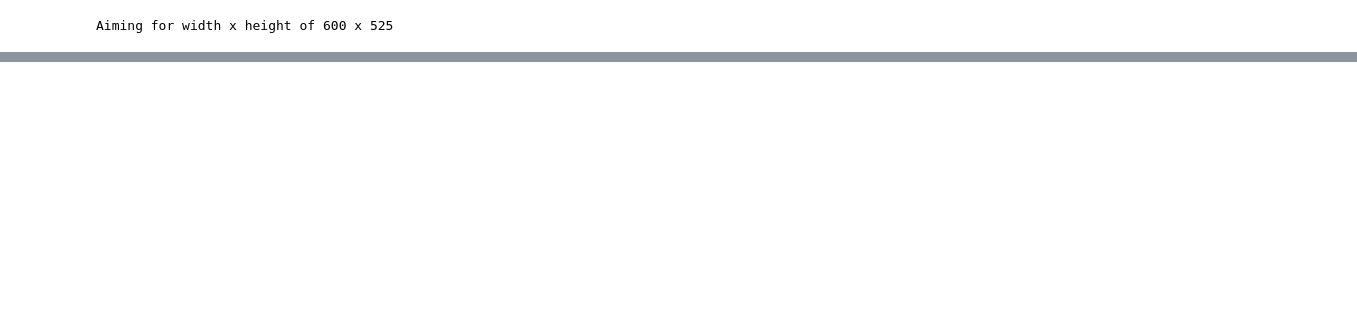
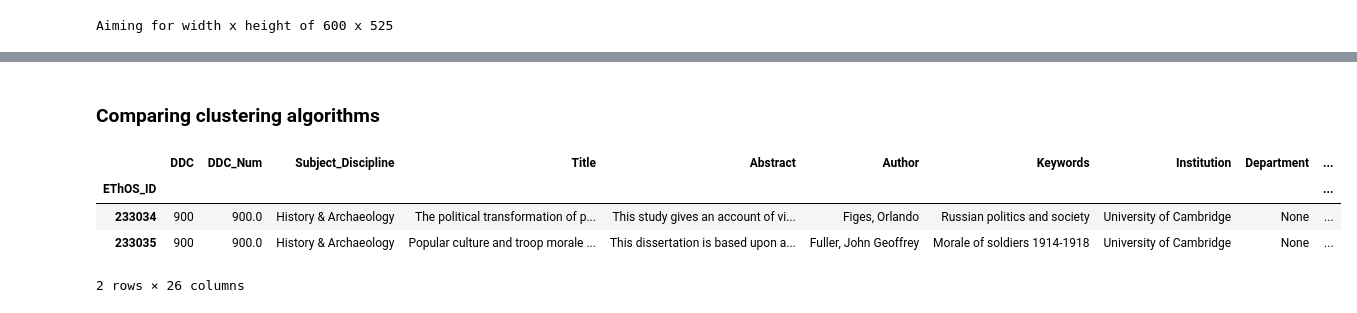
Before and after one commit to jreades/ph-tutorial-code, a Jupyter notebook: Clustering_Word_Embeddings.ipynb, the cells around one changed output, grey strips where cells are left out. Saved outputs shown, nothing was run; the diff lists cells and outputs as text; code cells hidden in the pictures; blank space fills up the shorter version.

```diff
--- a/Clustering_Word_Embeddings.ipynb
+++ b/Clustering_Word_Embeddings.ipynb
@@ -874,0 +869,11 @@ Done.
+# %% [markdown]
+### Comparing clustering algorithms
+# %%
+#dfe.head()
+clustered_df.head(2)
+# %% [output]
+|  | DDC | DDC_Num | Subject_Discipline | Title | Abstract | Author | Keywords | Institution | Department | ... |
+| EThOS_ID |  |  |  |  |  |  |  |  |  | ... |
+| 233034 | 900 | 900.0 | History & Archaeology | The political transformation of p... | This study gives an account of vi... | Figes, Orlando | Russian politics and society | University of Cambridge | None | ... |
+| 233035 | 900 | 900.0 | History & Archaeology | Popular culture and troop morale ... | This dissertation is based upon a... | Fuller, John Geoffrey | Morale of soldiers 1914-1918 | University of Cambridge | None | ... |
+2 rows × 26 columns
```
Also changed, not shown: parts of 40 cells of this notebook.
